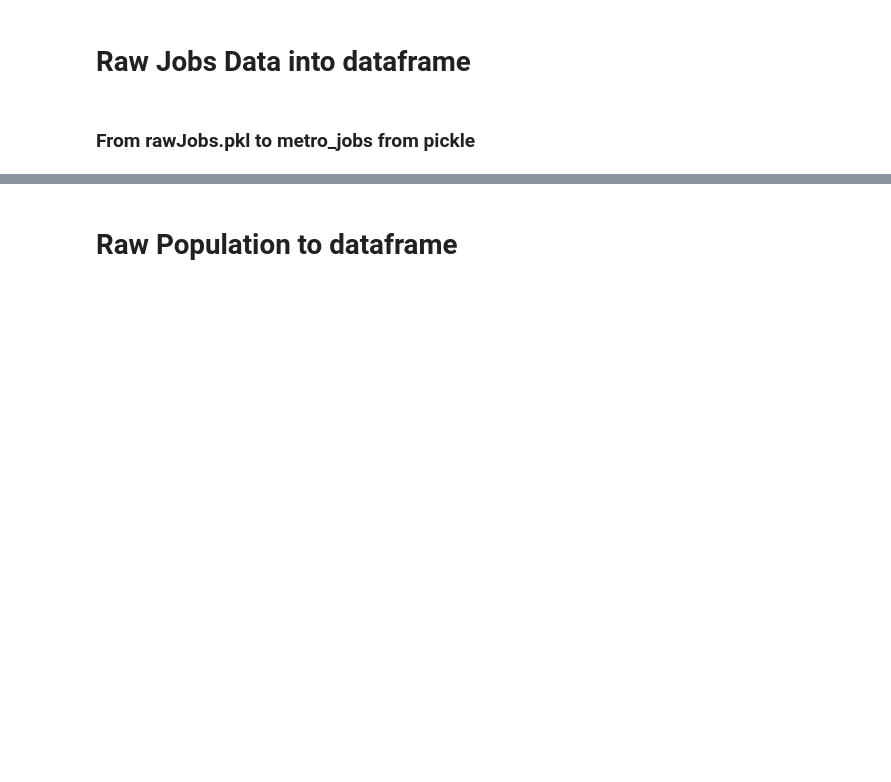
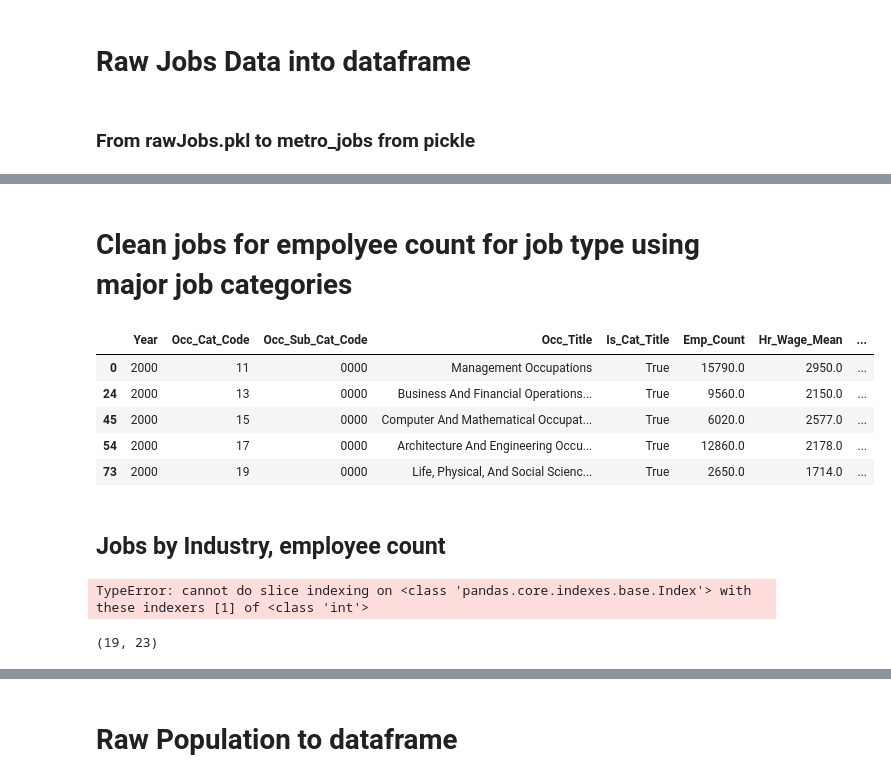
Before and after one commit to b-a-delight/Senior-Project, a Jupyter notebook: Raw_Data_Prep.ipynb, the cells around one changed output, grey strips where cells are left out. Drawn from its saved outputs; the diff is of its cells as text; code cells hidden in the pictures; blank space fills up the shorter version.

```diff
--- a/Raw_Data_Prep.ipynb
+++ b/Raw_Data_Prep.ipynb
@@ -301,0 +280,47 @@ metroJobs.dtypes
+# %% [markdown]
+# Clean jobs for empolyee count for job type using major job categories
+# %%
+metroJobs = pd.read_pickle('metroJobs.pkl')
+
+# start filtering to make df with Occ_Title as cols and the value be Emp_Count for each year.
+
+# 0000 is the sub_cat # for the head of Cat
+jobsF = metroJobs[metroJobs['Occ_Sub_Cat_Code'] == '0000']
+jobsF = jobsF[jobsF['Occ_Title'] != 'All Occupations']
+jobsF = jobsF[jobsF['Occ_Title'] != 'Industry Total']
+
+jobsF['Occ_Title'] = jobsF['Occ_Title'].replace('Services','Service', regex = True)
+jobsF['Occ_Title'] = jobsF['Occ_Title'].replace('Practitioners','Practitioner', regex = True)
+jobsF['Occ_Title'] = jobsF['Occ_Title'].replace(' Mathematical Science Occupations',' Mathematical Occupations', regex = True)
+
+
+jobsClean = jobsF.copy()
+jobsClean.to_pickle('jobsClean.pkl')
+jobsClean.head()
+# %% [output]
+|  | Year | Occ_Cat_Code | Occ_Sub_Cat_Code | Occ_Title | Is_Cat_Title | Emp_Count | Hr_Wage_Mean | ... |
+| 0 | 2000 | 11 | 0000 | Management Occupations | True | 15790.0 | 2950.0 | ... |
+| 24 | 2000 | 13 | 0000 | Business And Financial Operations... | True | 9560.0 | 2150.0 | ... |
+| 45 | 2000 | 15 | 0000 | Computer And Mathematical Occupat... | True | 6020.0 | 2577.0 | ... |
+| 54 | 2000 | 17 | 0000 | Architecture And Engineering Occu... | True | 12860.0 | 2178.0 | ... |
+| 73 | 2000 | 19 | 0000 | Life, Physical, And Social Scienc... | True | 2650.0 | 1714.0 | ... |
+# %% [markdown]
+## Jobs by Industry, employee count
+# %%
+jobsF1 = pd.read_pickle('jobsClean.pkl')
+jobsF1 = jobsF.drop(['Occ_Cat_Code', 'Occ_Sub_Cat_Code', 'Is_Cat_Title'], axis =1)
+jobsF1 = jobsF1.iloc[:,0:3]
+
+jobsP1 = pd.pivot(jobsF1, values = 'Emp_Count', index = 'Year', columns = 'Occ_Title')
+jobsP1 = jobsP1.reset_index()
+
+jobsP1['Job_Count'] = jobsP1.loc[:,1:24].sum()
+
+jobsP1.to_pickle('jobTypes.pkl')
+jobsP1.head(5)
+# %% [output]
+TypeError: cannot do slice indexing on <class 'pandas.core.indexes.base.Index'> with these indexers [1] of <class 'int'>
+# %%
+jobsP1.shape
+# %% [output]
+(19, 23)
```
Also changed, not shown: parts of 18 cells of this notebook.
